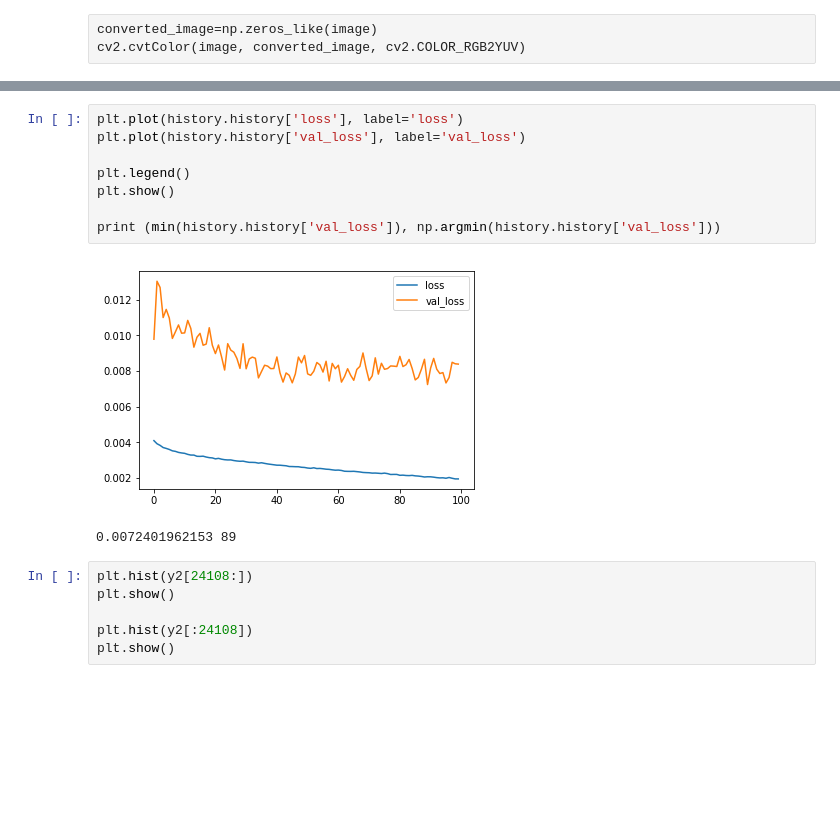
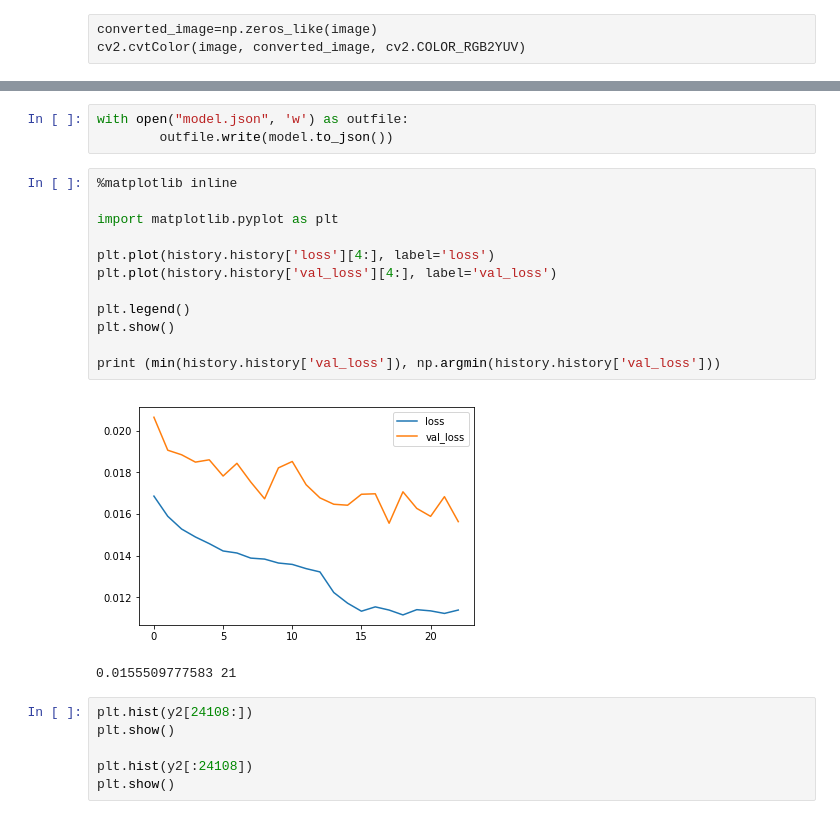
Before and after one commit to tarasovp/udacity, a Jupyter notebook: CarND-Behavioral-Cloning-P3/nvidia_net.ipynb, the cells around one changed output, grey strips where cells are left out. Cells and saved outputs as stored; diff of their text form; blank space fills up the shorter version.

```diff
--- a/CarND-Behavioral-Cloning-P3/nvidia_net.ipynb
+++ b/CarND-Behavioral-Cloning-P3/nvidia_net.ipynb
@@ -114,14 +142,21 @@ model.save_weights('model_nvidia_weigts_02')
+# %%
+with open("model.json", 'w') as outfile:
+        outfile.write(model.to_json())
 # %%
-plt.plot(history.history['loss'], label='loss')
-plt.plot(history.history['val_loss'], label='val_loss')
+%matplotlib inline
+
+import matplotlib.pyplot as plt
+
+plt.plot(history.history['loss'][4:], label='loss')
+plt.plot(history.history['val_loss'][4:], label='val_loss')
 
 plt.legend()
 plt.show()
 
 print (min(history.history['val_loss']), np.argmin(history.history['val_loss']))
 # %% [output]
-[figure, old version]
+[figure, new version]
-0.0072401962153 89
+0.0155509777583 21
 # %%
 plt.hist(y2[24108:])
 plt.show()
```
Also changed, not shown: parts of 25 cells of this notebook, 1 other file.
